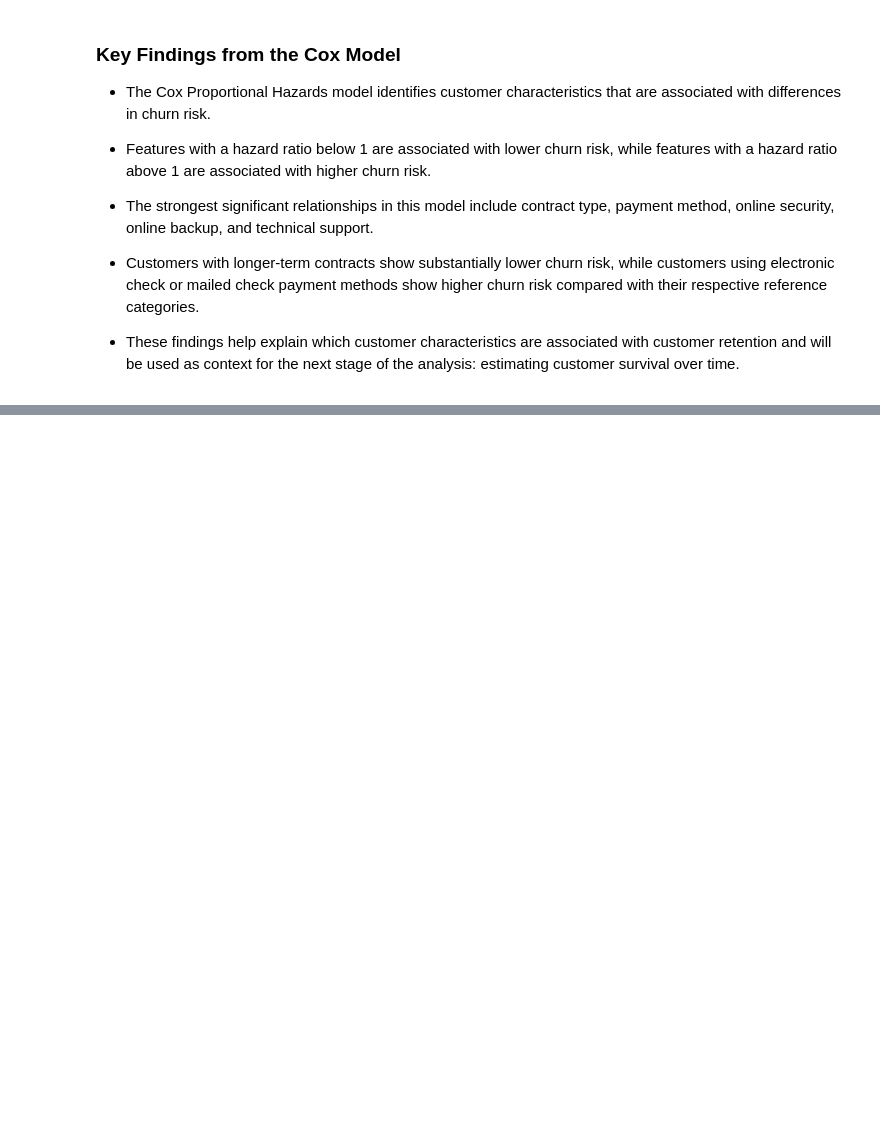
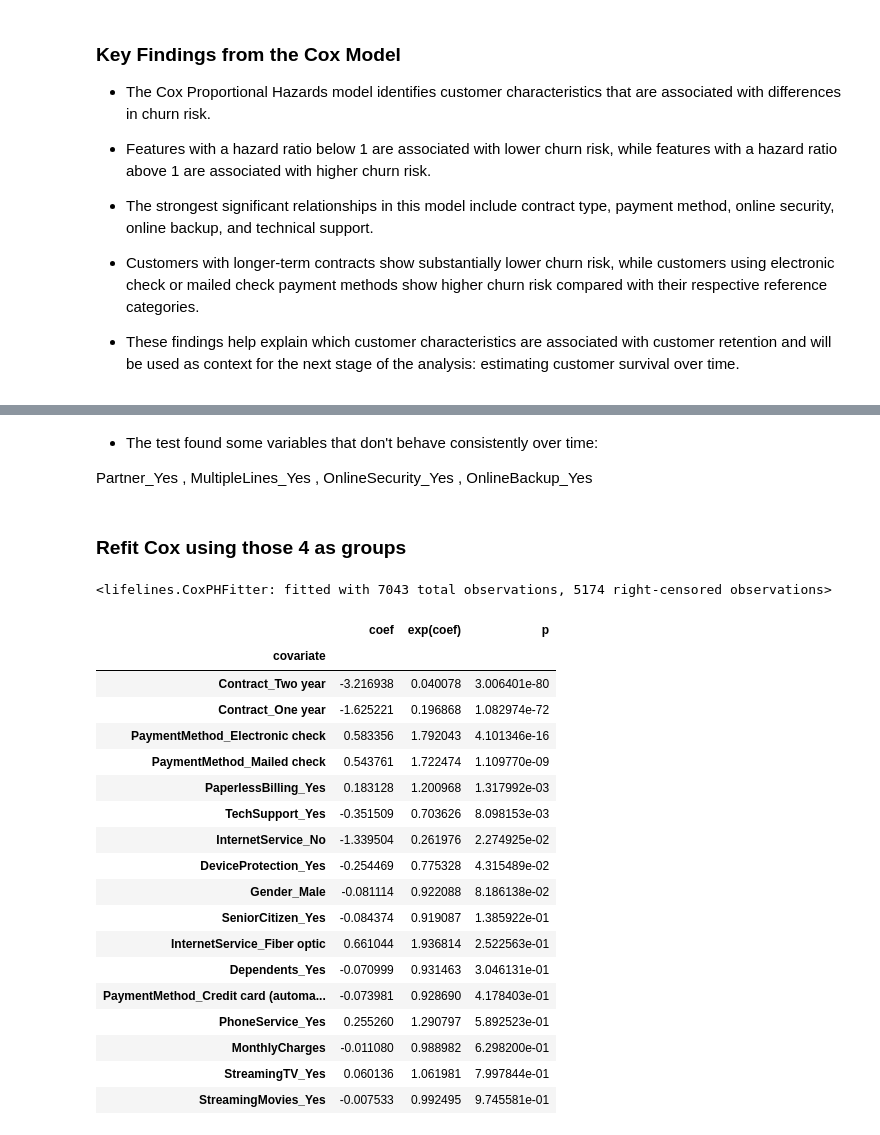
Before and after one commit to AbhijithAJ3/customer-churn-ltv, a Jupyter notebook: notebooks/04_ltv_modeling.ipynb, the cells around one changed output, grey strips where cells are left out. Saved outputs shown, nothing was run; the diff lists cells and outputs as text; code cells hidden in the pictures; blank space fills up the shorter version.

```diff
--- a/notebooks/04_ltv_modeling.ipynb
+++ b/notebooks/04_ltv_modeling.ipynb
@@ -396,0 +504,44 @@ next stage of the analysis: estimating customer survival over time.
+# %% [markdown]
+- The test found some variables that don't behave consistently over time:
+
+Partner_Yes , MultipleLines_Yes , OnlineSecurity_Yes , OnlineBackup_Yes
+# %% [markdown]
+### Refit Cox using those 4 as groups
+# %%
+cph = CoxPHFitter()
+
+cph.fit(
+    cox_encoded_clean,
+    duration_col="Tenure",
+    event_col="event",
+    strata=[
+        "Partner_Yes",
+        "MultipleLines_Yes",
+        "OnlineSecurity_Yes",
+        "OnlineBackup_Yes"
+    ]
+)
+# %% [output]
+<lifelines.CoxPHFitter: fitted with 7043 total observations, 5174 right-censored observations>
+# %%
+cph.summary[["coef", "exp(coef)", "p"]].sort_values("p")
+# %% [output]
+|  | coef | exp(coef) | p |
+| covariate |  |  |  |
+| Contract_Two year | -3.216938 | 0.040078 | 3.006401e-80 |
+| Contract_One year | -1.625221 | 0.196868 | 1.082974e-72 |
+| PaymentMethod_Electronic check | 0.583356 | 1.792043 | 4.101346e-16 |
+| PaymentMethod_Mailed check | 0.543761 | 1.722474 | 1.109770e-09 |
+| PaperlessBilling_Yes | 0.183128 | 1.200968 | 1.317992e-03 |
+| TechSupport_Yes | -0.351509 | 0.703626 | 8.098153e-03 |
+| InternetService_No | -1.339504 | 0.261976 | 2.274925e-02 |
+| DeviceProtection_Yes | -0.254469 | 0.775328 | 4.315489e-02 |
+| Gender_Male | -0.081114 | 0.922088 | 8.186138e-02 |
+| SeniorCitizen_Yes | -0.084374 | 0.919087 | 1.385922e-01 |
+| InternetService_Fiber optic | 0.661044 | 1.936814 | 2.522563e-01 |
+| Dependents_Yes | -0.070999 | 0.931463 | 3.046131e-01 |
+| PaymentMethod_Credit card (automa... | -0.073981 | 0.928690 | 4.178403e-01 |
+| PhoneService_Yes | 0.255260 | 1.290797 | 5.892523e-01 |
+| MonthlyCharges | -0.011080 | 0.988982 | 6.298200e-01 |
+| StreamingTV_Yes | 0.060136 | 1.061981 | 7.997844e-01 |
+| StreamingMovies_Yes | -0.007533 | 0.992495 | 9.745581e-01 |
```
Also changed, not shown: parts of 18 cells of this notebook.
